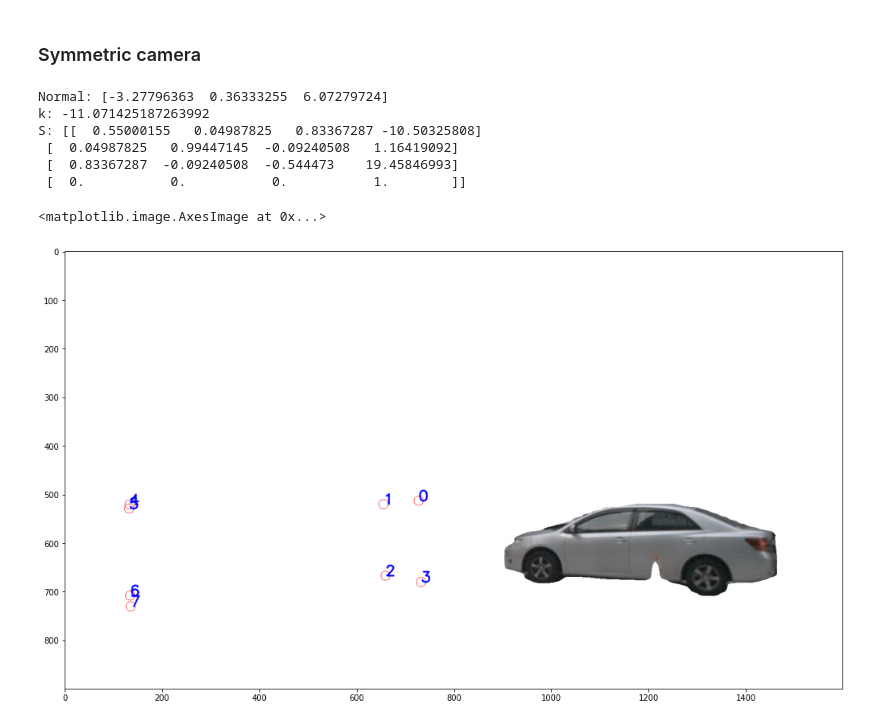
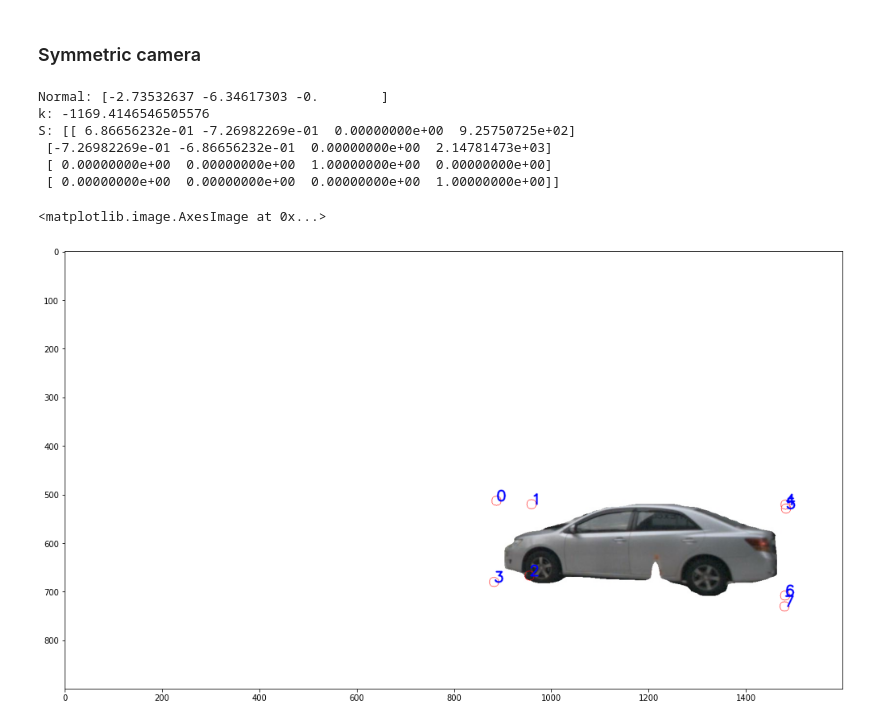
Before and after one commit to yumadara/3dv, a Jupyter notebook: augment.ipynb, the cells around one changed output. Drawn from its saved outputs; the diff is of its cells as text; code cells hidden in the pictures.

```diff
--- a/augment.ipynb
+++ b/augment.ipynb
@@ -10,27 +10,33 @@ colmap_folder = "dataset/v1.0-mini_processed/scene-0061_cc8c0bf57f984915a77078b1
 # %% [markdown]
 ### Read data
 # %%
-
 img = cv2.cvtColor(cv2.imread(os.path.join(colmap_folder, "images/0_00002.jpg")), cv2.COLOR_BGR2RGB)
 with open(os.path.join(folder, "1ba0378c211e4c49b1abe6f26fc41acb.json"), "r") as f:
     data = json.load(f)
-box_3d = np.array(data["car_box_3d_cam"])
+
+BOX_3D = np.array(data["car_box_3d_world"])
 P = np.array(data["P"])
-intrinsics = np.array(data["camera_intrinsic"])
+INTRINSIC = np.array(data["camera_intrinsic"])
 
 # vertical plane
 plane_point_pairs = [[0,1], [2,3], [4,5], [6,7]]
 plane_points = []
 for pair1, pair2 in plane_point_pairs:
-    plane_points.append((box_3d[:,pair1]+box_3d[:,pair2])/2)
-plane_points = np.array(plane_points).T
+    plane_points.append((BOX_3D[:,pair1]+BOX_3D[:,pair2])/2)
+PLANE_POINTS = np.array(plane_points).T
 
 # find pixels on the image
-unnormalized_2d_points = (intrinsics@box_3d).T
+box_3d_temp = np.ones((4,8))
+box_3d_temp[:3,:] = BOX_3D
+unnormalized_2d_points = (INTRINSIC@(P@box_3d_temp)[:-1]).T
+
 norm_2d_points = unnormalized_2d_points / unnormalized_2d_points[:,-1].reshape(len(unnormalized_2d_points),1)
 norm_2d_points = norm_2d_points.astype("int")[:,:-1].tolist()
 
-unnormalized_2d_points_plane = (intrinsics@plane_points).T
+plane_points_temp = np.ones((4,4))
+plane_points_temp[:3,:] = PLANE_POINTS
+unnormalized_2d_points_plane = (INTRINSIC@(P@plane_points_temp)[:-1]).T
+
 norm_2d_points_plane = unnormalized_2d_points_plane / unnormalized_2d_points_plane[:,-1].reshape(len(unnormalized_2d_points_plane),1)
 norm_2d_points_plane = norm_2d_points_plane.astype("int")[:,:-1].tolist()
 
@@ -43,6 +49,7 @@ for i, point in enumerate(norm_2d_points):
 for point in norm_2d_points_plane:
     draw_img = cv2.circle(draw_img, tuple(point),10,(0,255,0))
 
+flipped_img = img[:,::-1,:]
 
 plt.figure(figsize=(20,10))
 plt.imshow(draw_img)
@@ -66,7 +66,7 @@ class Plane:
         v2 = p2 - p1
         normal = np.cross(v1, v2)
         self.normal = normal/np.linalg.norm(normal)
-        self.k = -self.normal@p1
+        self.k = self.normal@p1
         self.sym_mat = self.get_sym_mat()
         print("Normal:", normal)
         print("k:", self.k)
@@ -86,38 +86,44 @@ class Plane:
 
     def get_sym_mat(self):
         n = self.normal
-        d = self.dist([0,0,0])
         S_R = np.eye(3)-2*np.outer(n,n)
-        S_t = 2*d*n
+        S_t = 2*self.k*n
         S = np.eye(4)
         S[:3,:3] = S_R
-        S[:3,-1]=S_t
+        S[:3,-1] = S_t
         return S
+
+    def get_sym_extr(self, original_ext):
+        P_sym = original_ext@self.sym_mat
+        P_sym[0,:] *= -1
+        return P_sym
 # %%
-plane = Plane(*plane_points.T[:3].tolist())
+plane = Plane(*PLANE_POINTS.T[:3].tolist())
+P_sym = plane.get_sym_extr(P)
+
 sym_box_3d = np.ones((4,8))
-sym_box_3d[:3,:] = box_3d
-sym_box_3d = (plane.sym_mat@sym_box_3d)[:3,:]
+sym_box_3d[:3,:] = BOX_3D
+sym_box_3d = P_sym@sym_box_3d
 
 # find pixels on the image
-unnormalized_2d_points = (intrinsics@sym_box_3d).T
+unnormalized_2d_points = (INTRINSIC@sym_box_3d[:3,:]).T
 norm_2d_points = unnormalized_2d_points / unnormalized_2d_points[:,-1].reshape(len(unnormalized_2d_points),1)
 norm_2d_points = norm_2d_points.astype("int")[:,:-1].tolist()
 # visualize
 draw_img = flipped_img.copy()
 for i, point in enumerate(norm_2d_points):
     draw_img = cv2.circle(draw_img, tuple(point),10,(255,0,0))
     draw_img = cv2.putText(draw_img, str(i), tuple(point), cv2.FONT_HERSHEY_SIMPLEX,
                 1, (0,0,255), 2, cv2.LINE_AA)
 
 plt.figure(figsize=(20,10))
 plt.imshow(draw_img)
 # %% [output]
-Normal: [-3.27796363  0.36333255  6.07279724]
-k: -11.071425187263992
-S: [[  0.55000155   0.04987825   0.83367287 -10.50325808]
- [  0.04987825   0.99447145  -0.09240508   1.16419092]
- [  0.83367287  -0.09240508  -0.544473    19.45846993]
- [  0.           0.           0.           1.        ]]
+Normal: [-2.73532637 -6.34617303 -0.        ]
+k: -1169.4146546505576
+S: [[ 6.86656232e-01 -7.26982269e-01  0.00000000e+00  9.25750725e+02]
+ [-7.26982269e-01 -6.86656232e-01  0.00000000e+00  2.14781473e+03]
+ [ 0.00000000e+00  0.00000000e+00  1.00000000e+00  0.00000000e+00]
+ [ 0.00000000e+00  0.00000000e+00  0.00000000e+00  1.00000000e+00]]
 <matplotlib.image.AxesImage at 0x...>
-[figure, old version]
+[figure, new version]
```
Also changed, not shown: parts of 2 cells of this notebook, 25 other files.
